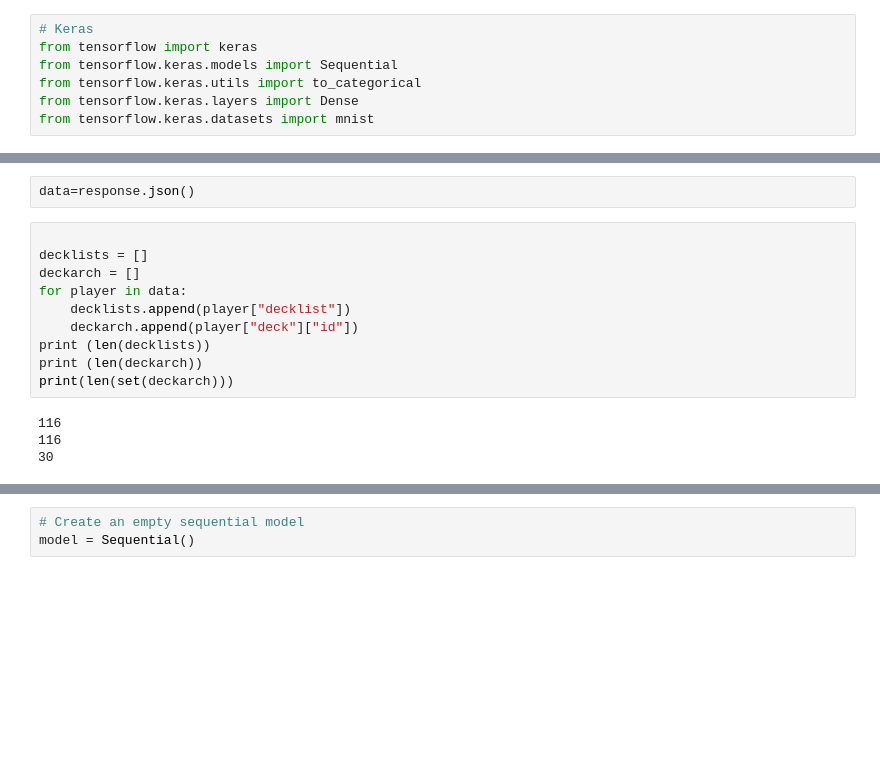
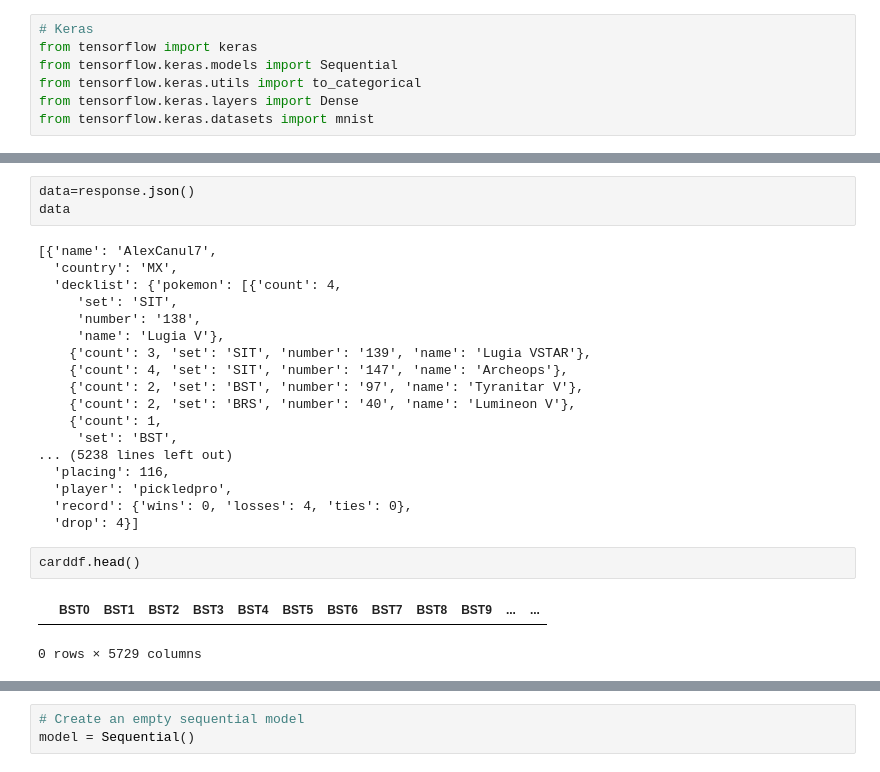
Before and after one commit to DHing1994/Project-4, a Jupyter notebook: Testing.ipynb, the cells around one changed output, grey strips where cells are left out. Saved outputs shown, nothing was run; the diff lists cells and outputs as text; blank space fills up the shorter version.

```diff
--- a/Testing.ipynb
+++ b/Testing.ipynb
@@ -22,16 +49,26 @@ response = requests.get(url+"/tournaments/6462b5aa9b9f5808497a5864/standings"+ap
 # %%
 data=response.json()
+data
+# %% [output]
+[{'name': 'AlexCanul7',
+  'country': 'MX',
+  'decklist': {'pokemon': [{'count': 4,
+     'set': 'SIT',
+     'number': '138',
+     'name': 'Lugia V'},
+    {'count': 3, 'set': 'SIT', 'number': '139', 'name': 'Lugia VSTAR'},
+    {'count': 4, 'set': 'SIT', 'number': '147', 'name': 'Archeops'},
+    {'count': 2, 'set': 'BST', 'number': '97', 'name': 'Tyranitar V'},
+    {'count': 2, 'set': 'BRS', 'number': '40', 'name': 'Lumineon V'},
+    {'count': 1,
+     'set': 'BST',
+... (5238 lines left out)
+  'placing': 116,
+  'player': 'pickledpro',
+  'record': {'wins': 0, 'losses': 4, 'ties': 0},
+  'drop': 4}]
-# %%
-
-decklists = []
-deckarch = []
-for player in data:
-    decklists.append(player["decklist"])
-    deckarch.append(player["deck"]["id"])
-print (len(decklists))
-print (len(deckarch))
-print(len(set(deckarch)))
-# %% [output]
-116
-116
-30
+# %%
+carddf.head()
+# %% [output]
+|  | BST0 | BST1 | BST2 | BST3 | BST4 | BST5 | BST6 | BST7 | BST8 | BST9 | ... | ... |
+0 rows × 5729 columns
```
Also changed, not shown: parts of 7 cells of this notebook.
